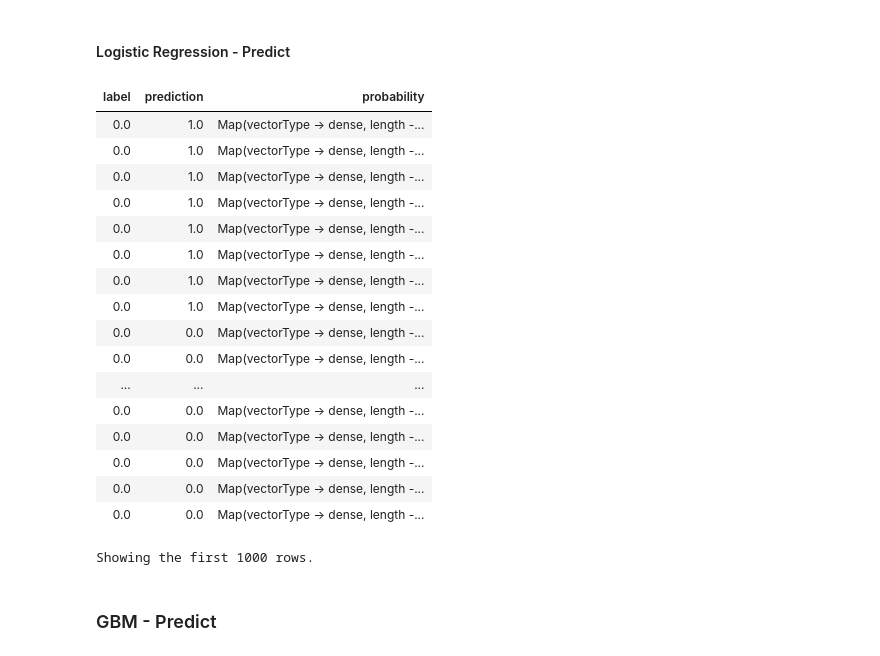
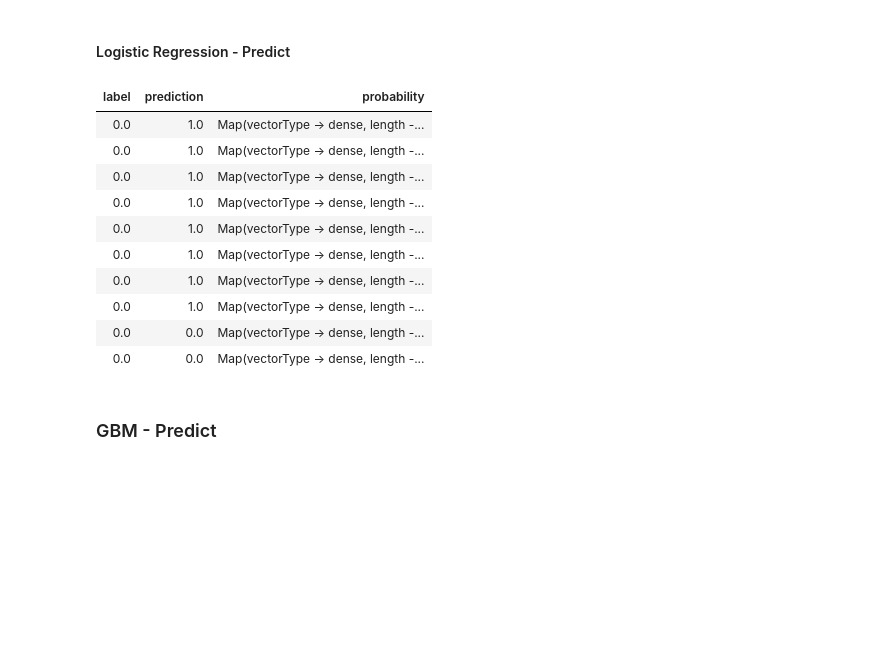
Before and after one commit to eerichmond/mec-mini-projects, a Jupyter notebook: mec-23.2.8-sparkml-mini-project/Mini_Project_Spark_ML.ipynb, the cells around one changed output. Cells and saved outputs as stored; diff of their text form; code cells hidden in the pictures; blank space fills up the shorter version.

```diff
--- a/mec-23.2.8-sparkml-mini-project/Mini_Project_Spark_ML.ipynb
+++ b/mec-23.2.8-sparkml-mini-project/Mini_Project_Spark_ML.ipynb
@@ -431,29 +434,22 @@ gbModel = gb.fit(trainingData)
 # %%
 # make predictions on test data
 lrPredictions = lrModel.transform(testData)
 
 # display predictions
-display(lrPredictions.select("label", "prediction", "probability"))
+display(lrPredictions.select("label", "prediction", "probability").take(10))
 #display(lrPredictions)
 # %% [output]
 | label | prediction | probability |
 | 0.0 | 1.0 | Map(vectorType -> dense, length -... |
 | 0.0 | 1.0 | Map(vectorType -> dense, length -... |
 | 0.0 | 1.0 | Map(vectorType -> dense, length -... |
 | 0.0 | 1.0 | Map(vectorType -> dense, length -... |
 | 0.0 | 1.0 | Map(vectorType -> dense, length -... |
 | 0.0 | 1.0 | Map(vectorType -> dense, length -... |
 | 0.0 | 1.0 | Map(vectorType -> dense, length -... |
 | 0.0 | 1.0 | Map(vectorType -> dense, length -... |
 | 0.0 | 0.0 | Map(vectorType -> dense, length -... |
 | 0.0 | 0.0 | Map(vectorType -> dense, length -... |
-| ... | ... | ... |
-| 0.0 | 0.0 | Map(vectorType -> dense, length -... |
-| 0.0 | 0.0 | Map(vectorType -> dense, length -... |
-| 0.0 | 0.0 | Map(vectorType -> dense, length -... |
-| 0.0 | 0.0 | Map(vectorType -> dense, length -... |
-| 0.0 | 0.0 | Map(vectorType -> dense, length -... |
-Showing the first 1000 rows.
 # %% [markdown]
 ### GBM - Predict
 # %% [markdown]
```
Also changed, not shown: parts of 10 cells of this notebook.
